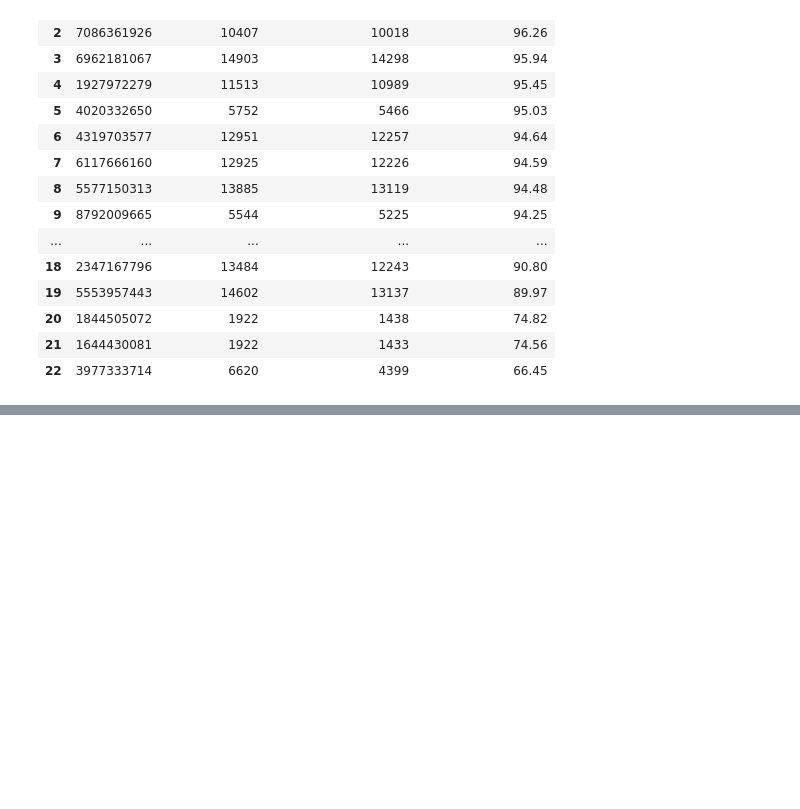
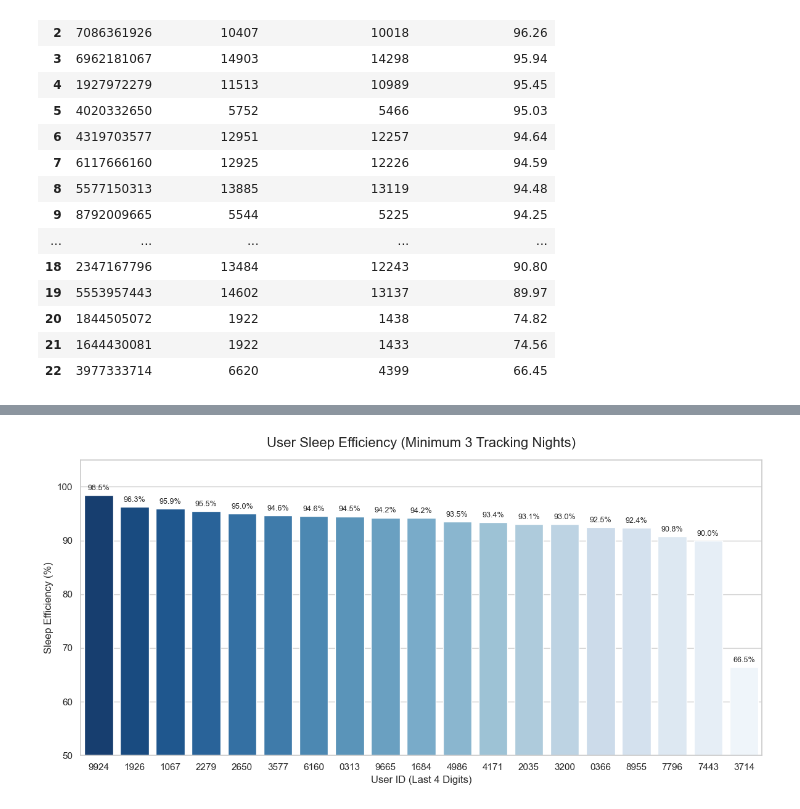
Before and after one commit to EkaterinaS11/bellabeat-fitness-analysis, a Jupyter notebook: 01_Data_Cleaning.ipynb, the cells around one changed output, grey strips where cells are left out. Cells and saved outputs as stored; diff of their text form; code cells hidden in the pictures; blank space fills up the shorter version.

```diff
--- a/01_Data_Cleaning.ipynb
+++ b/01_Data_Cleaning.ipynb
@@ -790,0 +555,62 @@ Passing `palette` without assigning `hue` is deprecated and will be removed in v
+# %%
+import pandas as pd
+import matplotlib.pyplot as plt
+import seaborn as sns
+import warnings
+
+# Suppress warnings to keep the output clean
+warnings.filterwarnings('ignore')
+
+# 1. Load the dataset
+df = pd.read_csv('minuteSleep_merged.csv')
+
+# 2. Calculate user statistics: total sleep minutes, deep sleep minutes, and unique nights
+user_stats = df.groupby('Id').agg(
+    total_min=('value', 'count'),
+    deep_min=('value', lambda x: (x == 1).sum()),
+    total_nights=('logId', 'nunique')  # Count unique tracking nights
+).reset_index()
+
+# 3. Calculate sleep efficiency percentage
+user_stats['efficiency_%'] = round((user_stats['deep_min'] / user_stats['total_min']) * 100, 2)
+
+# 4. FILTERING: Keep only users with at least 3 tracked nights
+# This filters out anomalies and ensures more reliable data
+filtered_stats = user_stats[user_stats['total_nights'] >= 3].sort_values(by='efficiency_%', ascending=False).reset_index(drop=True)
+
+# Truncate User IDs to the last 4 digits for a cleaner chart layout
+filtered_stats['Short_ID'] = filtered_stats['Id'].astype(str).str[-4:]
+
+# 5. VISUALIZATION
+plt.figure(figsize=(12, 6))
+sns.set_theme(style="whitegrid")
+
+# Create the bar plot with a beautiful color gradient
+ax = sns.barplot(
+    x='Short_ID',
+    y='efficiency_%',
+    data=filtered_stats,
+    palette='Blues_r',
+    hue='Short_ID',
+    legend=False
+)
+
+# Set international charts labels and titles
+plt.title('User Sleep Efficiency (Minimum 3 Tracking Nights)', fontsize=16, pad=15)
+plt.xlabel('User ID (Last 4 Digits)', fontsize=12)
+plt.ylabel('Sleep Efficiency (%)', fontsize=12)
+plt.ylim(50, 105) # Limit Y-axis to visualize the gaps more clearly
+
+# Add text percentage labels on top of each bar
+for p in ax.patches:
+    ax.annotate(f"{p.get_height():.1f}%",
+                (p.get_x() + p.get_width() / 2., p.get_height()),
+                ha='center', va='center',
+                xytext=(0, 8),
+                textcoords='offset points', fontsize=9)
+
+# Show the polished final plot
+plt.tight_layout()
+plt.show()
+# %% [output]
+[figure, added]
```
Also changed, not shown: parts of 4 cells of this notebook.
